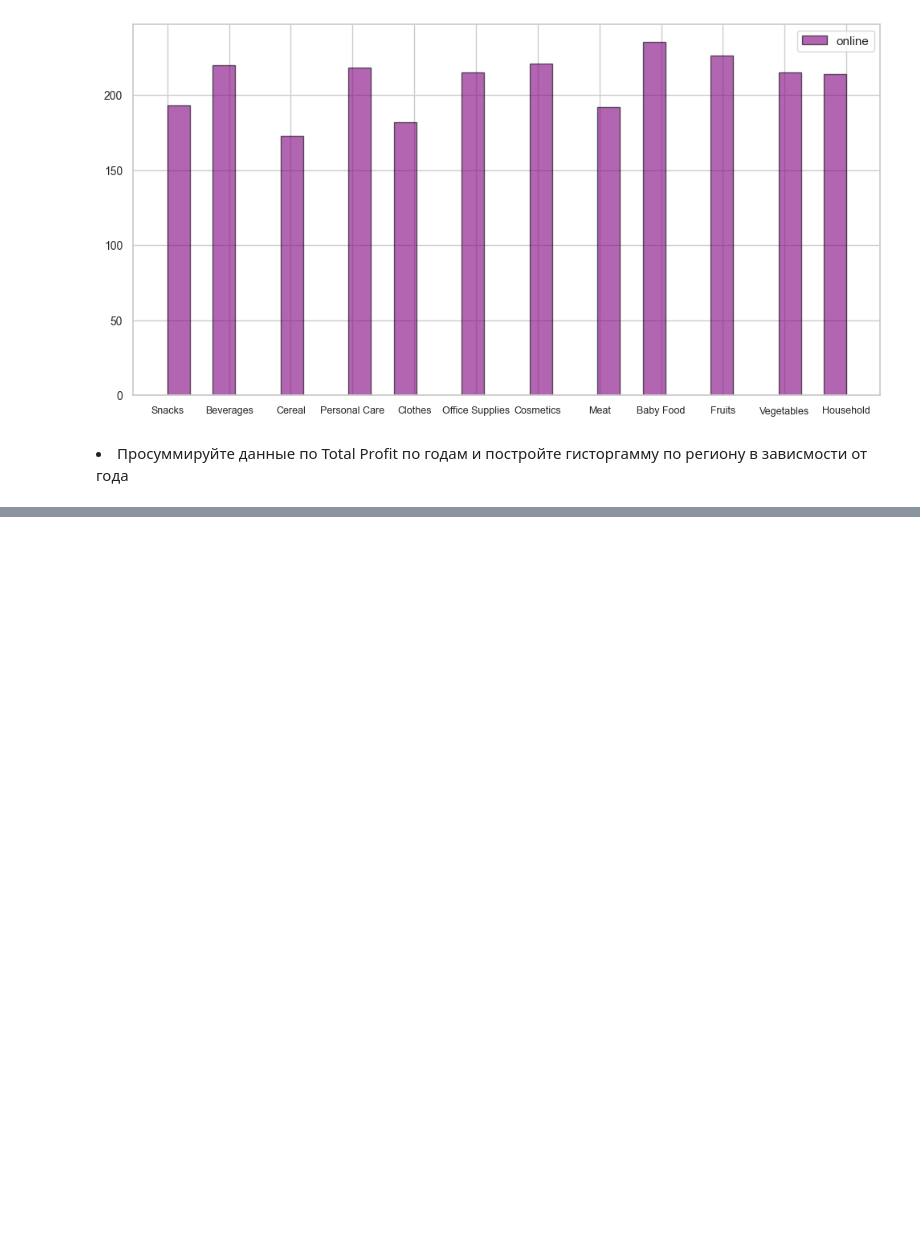
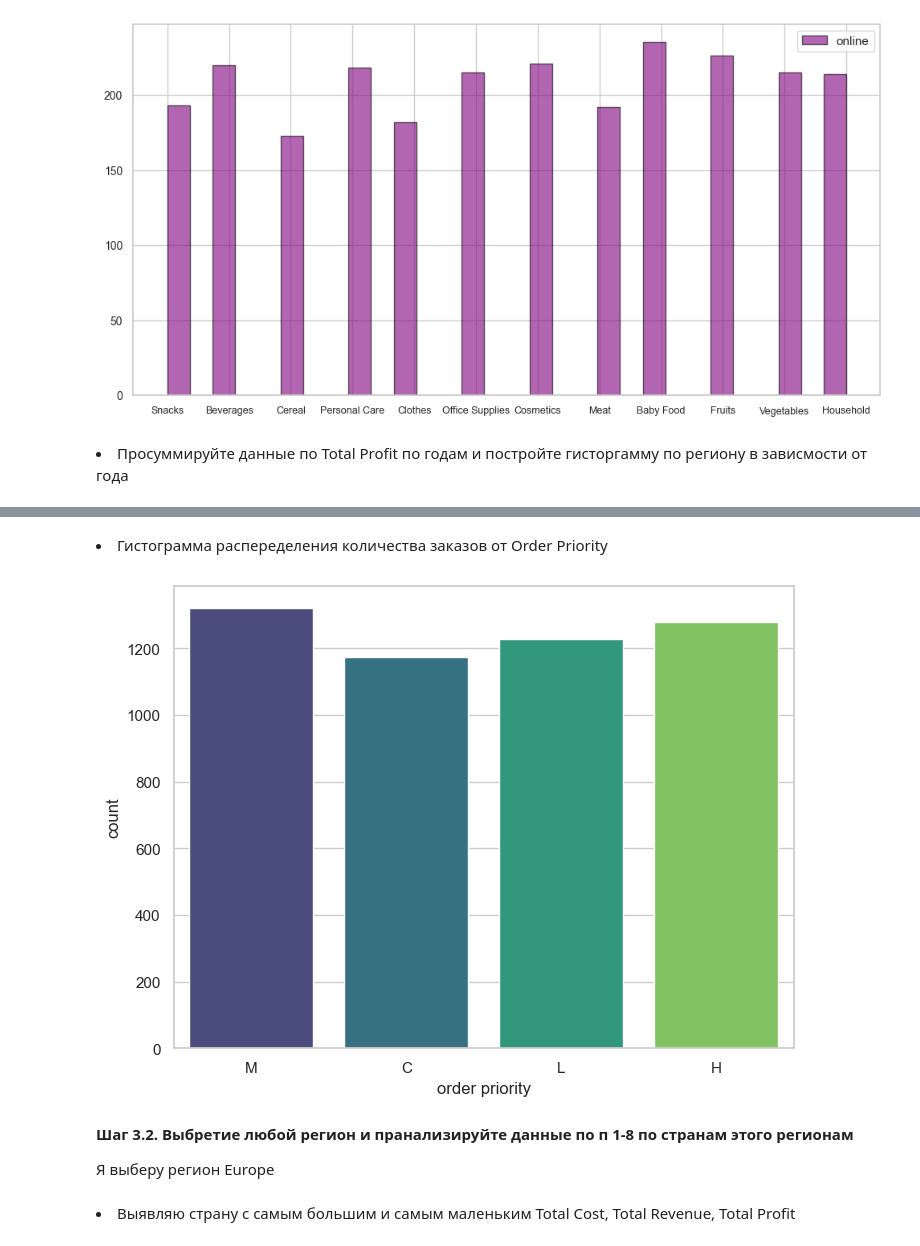
Before and after one commit to tsukerin/labs, a Jupyter notebook: labs_pm/lab8/main.ipynb, the cells around one changed output, grey strips where cells are left out. Drawn from its saved outputs; the diff is of its cells as text; code cells hidden in the pictures; blank space fills up the shorter version.

```diff
--- a/labs_pm/lab8/main.ipynb
+++ b/labs_pm/lab8/main.ipynb
@@ -224,0 +253,15 @@ plt.show()
+# %% [markdown]
+<li>Гистограмма распеределения количества заказов от Order Priority
+# %%
+plt.figure(figsize=(8, 6))
+sns.countplot(x='order priority', data=df, palette='viridis', dodge=False, legend=False, hue='order priority')
+plt.show()
+# %% [output]
+[figure, added]
+# %% [markdown]
+<b>Шаг 3.2. Выбретие любой регион и пранализируйте данные по п 1-8 по странам этого регионам</b>
+
+Я выберу регион Europe
+# %% [markdown]
+<li>Выявляю страну с самым большим и самым маленьким Total Cost, Total Revenue,
+Total Profit
```
Also changed, not shown: parts of 39 cells of this notebook.
